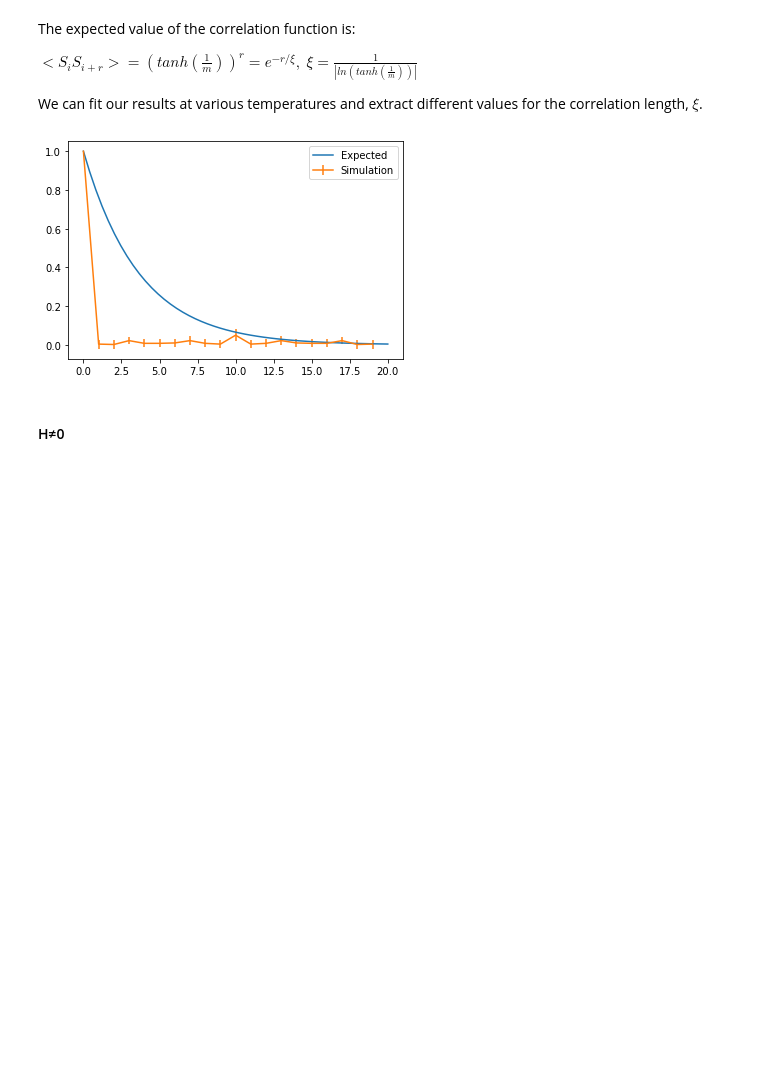
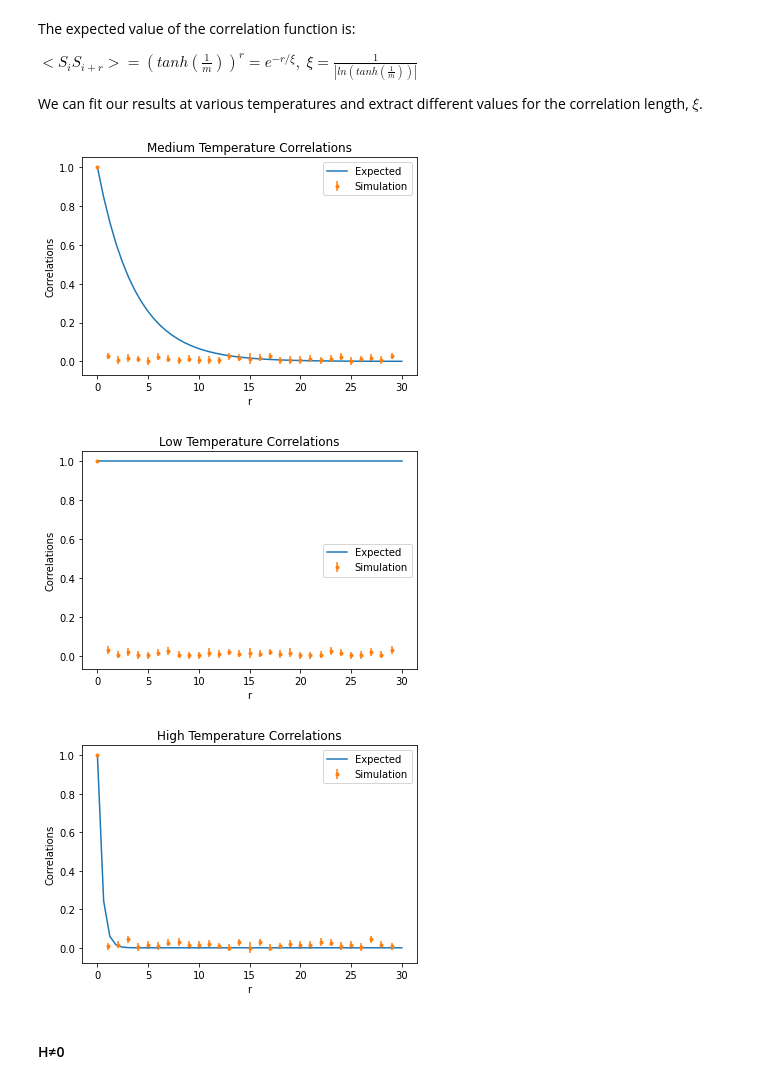
Before and after one commit to WillPugs/ising-model, a Jupyter notebook: ising_model_simulation.ipynb, the cells around one changed output. Cells and saved outputs as stored; diff of their text form; code cells hidden in the pictures; blank space fills up the shorter version.

```diff
--- a/ising_model_simulation.ipynb
+++ b/ising_model_simulation.ipynb
@@ -325,19 +336,42 @@ def corr_function_h_0_1d(x, length):
     Computes the correlation function at a distance, x, with correlation length, length, for the one-dimensional H=0 case.
     """
     return np.exp(-x/length)
-# %%
-x = np.linspace(0, length)
-y = corr_function_h_0_1d(x, expected_corr_length_h_0_1d(1))
-
-plt.figure()
-
-plt.plot(x,y, label="Expected")
-plt.errorbar(x=r, y=corr_high_t, yerr=corr_high_t_unc, label="Simulation")
-
-plt.legend()
-plt.show()
-# %% [output]
-[figure, removed]
+# %%
+x = np.linspace(0, length)
+
+y = corr_function_h_0_1d(x, expected_corr_length_h_0_1d(1))
+plt.figure()
+plt.plot(x,y, label="Expected")
+plt.errorbar(x=r, y=corr_med_t, yerr=corr_med_t_unc, ls='None', marker='.', label="Simulation")
+plt.title("Medium Temperature Correlations")
+plt.xlabel("r")
+plt.ylabel("Correlations")
+plt.legend()
+plt.show()
+
+y = corr_function_h_0_1d(x, expected_corr_length_h_0_1d(0.1))
+plt.figure()
+plt.plot(x,y, label="Expected")
+plt.errorbar(x=r, y=corr_low_t, yerr=corr_low_t_unc, ls='None', marker='.', label="Simulation")
+plt.title("Low Temperature Correlations")
+plt.xlabel("r")
+plt.ylabel("Correlations")
+plt.legend()
+plt.show()
+
+y = corr_function_h_0_1d(x, expected_corr_length_h_0_1d(10))
+plt.figure()
+plt.plot(x,y, label="Expected")
+plt.errorbar(x=r, y=corr_high_t, yerr=corr_high_t_unc, ls='None', marker='.', label="Simulation")
+plt.title("High Temperature Correlations")
+plt.xlabel("r")
+plt.ylabel("Correlations")
+plt.legend()
+plt.show()
+# %% [output]
+[figure, added]
+[figure, added]
+[figure, added]
 # %% [markdown]
 <h4>H&#8800;0</h4>
 # %% [markdown]
```
Also changed, not shown: parts of 6 cells of this notebook.
